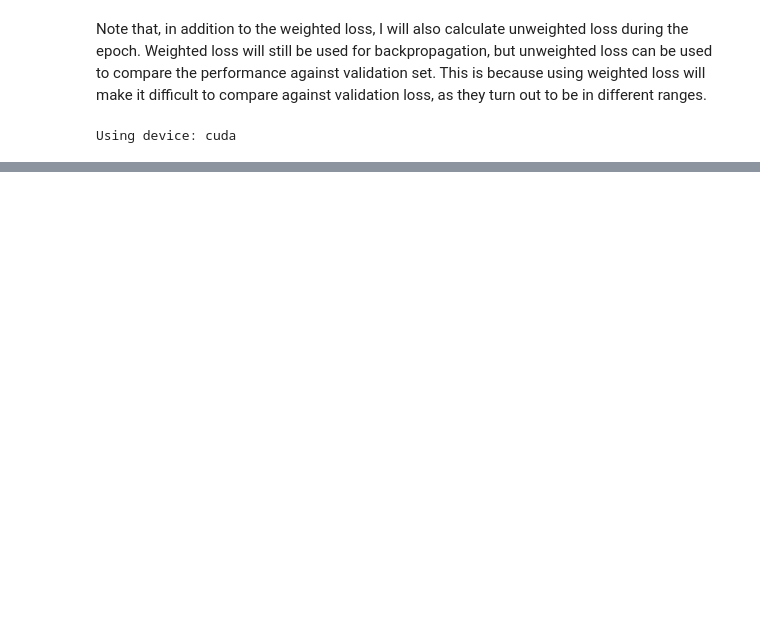
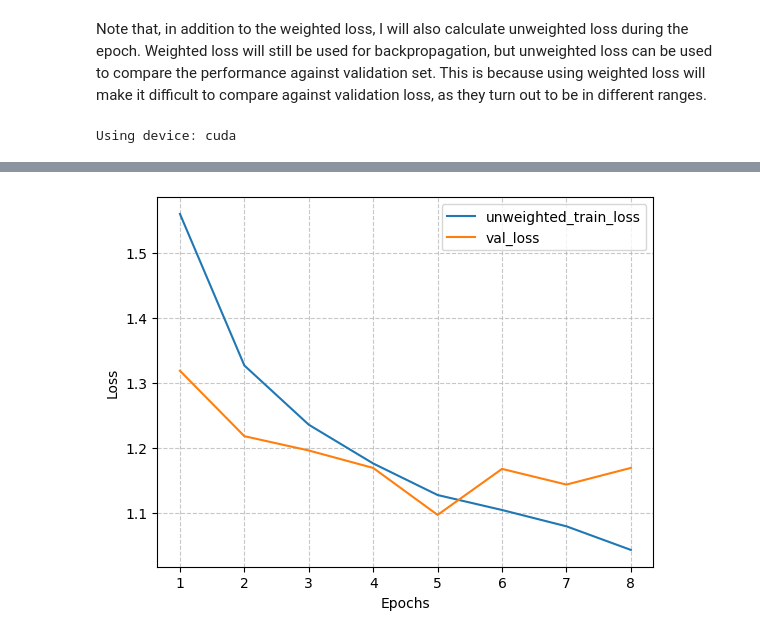
Before and after one commit to asifbd/final_repo, a Jupyter notebook: notebooks/training_mtl_effnet.ipynb, the cells around one changed output, grey strips where cells are left out. Saved outputs shown, nothing was run; the diff lists cells and outputs as text; code cells hidden in the pictures; blank space fills up the shorter version.

```diff
--- a/notebooks/training_mtl_effnet.ipynb
+++ b/notebooks/training_mtl_effnet.ipynb
@@ -394,0 +564,26 @@ compare_tasks_for_metric(history, 'accuracy', show_losses=True)
+# %%
+model = MTLModelEfficientNet(
+	fabric_dim=len(train_ds.label_columns['fabric']),
+	wear_dim=len(train_ds.label_columns['wear']),
+	color_dim=len(train_ds.label_columns['color']),
+	texture_dim=len(train_ds.label_columns['texture']),
+	value_add_dim=len(train_ds.label_columns['value_add']),
+	freeze_backbone=False
+)
+
+optimizer = optim.Adam(model.parameters(), lr=0.001)
+
+device = torch.device("cuda" if torch.cuda.is_available() else "cpu")
+
+history = train_model(
+    model=model,
+    train_loader=train_loader,
+    val_loader=val_loader,
+    optimizer=optimizer,
+    device=device,
+    num_epochs=10,
+    threshold=0.3,
+	use_class_weights=True,
+	verbose=False,
+	model_name='efficientnet_mtl_th0.3_cw'
+)
@@ -394,0 +623,4 @@ compare_tasks_for_metric(history, 'accuracy', show_losses=True)
+# %%
+plot_train_val_loss(history)
+# %% [output]
+[figure, added]
```
Also changed, not shown: parts of 33 cells of this notebook, 1 other file.
